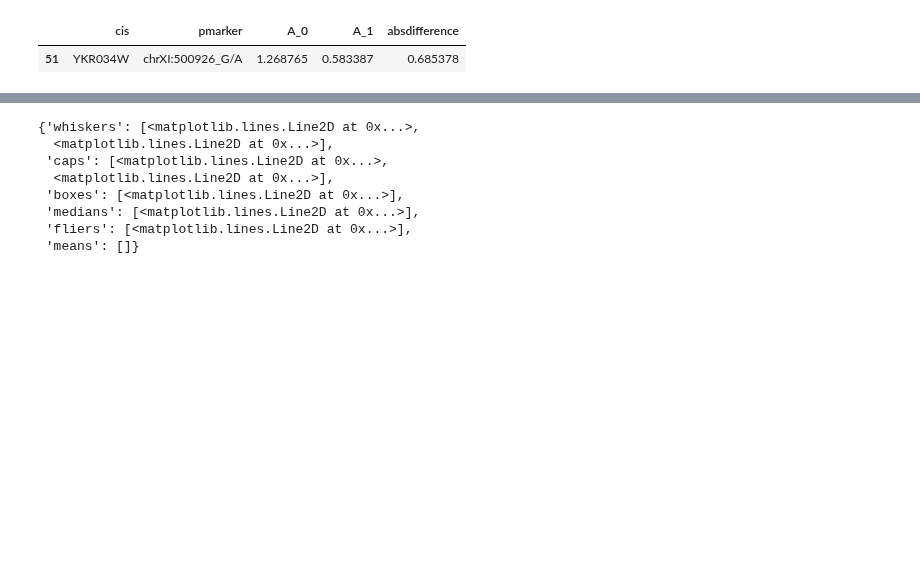
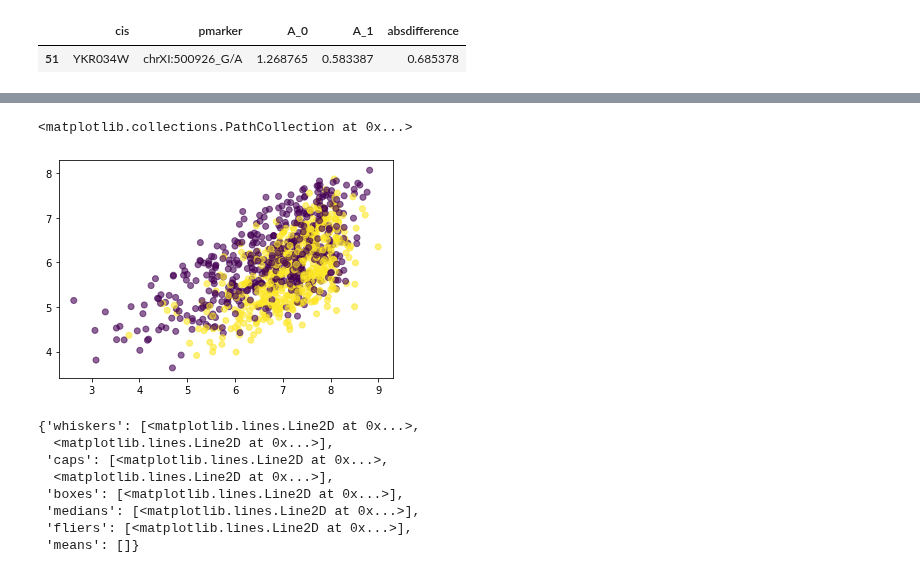
Before and after one commit to BIRDSgroup/NLCD, a Jupyter notebook: scripts/full_procedure.ipynb, the cells around one changed output, grey strips where cells are left out. Cells and saved outputs as stored; diff of their text form; code cells hidden in the pictures; blank space fills up the shorter version.

Commit message:
yeast more analysis added
found out one cis gene where variance is high, it has only 7 groundtruth 1 trios, one of them is interesting

```diff
--- a/scripts/full_procedure.ipynb
+++ b/scripts/full_procedure.ipynb
@@ -524,4 +524,4 @@ reqd.loc[reqd['absdifference']>0.5,]
 # %%
 yeast_total=pan.read_csv('yeastgt_total.csv')
 # %%
-yeast_outlier=yeast_total[yeast_total['cis'].isin(['YKR034W'])]
+yeast_outlier=yeast_total[yeast_total['cis'].isin(['YKR034W'])].reset_index(drop=True)
@@ -528,2 +544,2 @@ yeast_outlier=yeast_total[yeast_total['cis'].isin(['YKR034W'])]
 # %%
-sum(yeast_outlier['gt']==1)
+yeast_outlier_causal=yeast_outlier.loc[yeast_outlier['gt']==1,].reset_index(drop=True)
@@ -536,3 +568,13 @@ sum(yeast_outlier['gt']==0)
+# %%
+from matplotlib import pyplot as plt
+i=2
+L=genotype.loc[:,yeast_outlier_causal.loc[i,'pmarker']]
+A=expression_data.loc[:,yeast_outlier_causal.loc[i,'cis']]
+B=expression_data.loc[:,yeast_outlier_causal.loc[i,'gene']]
+plt.scatter(A,B,c=L,alpha=0.6)
+# %% [output]
+<matplotlib.collections.PathCollection at 0x...>
+[figure, added]
 # %%
 from matplotlib import pyplot as plt
 plt.boxplot(reqd['A_0']-reqd['A_1'])
```
Also changed, not shown: parts of 7 cells of this notebook.
